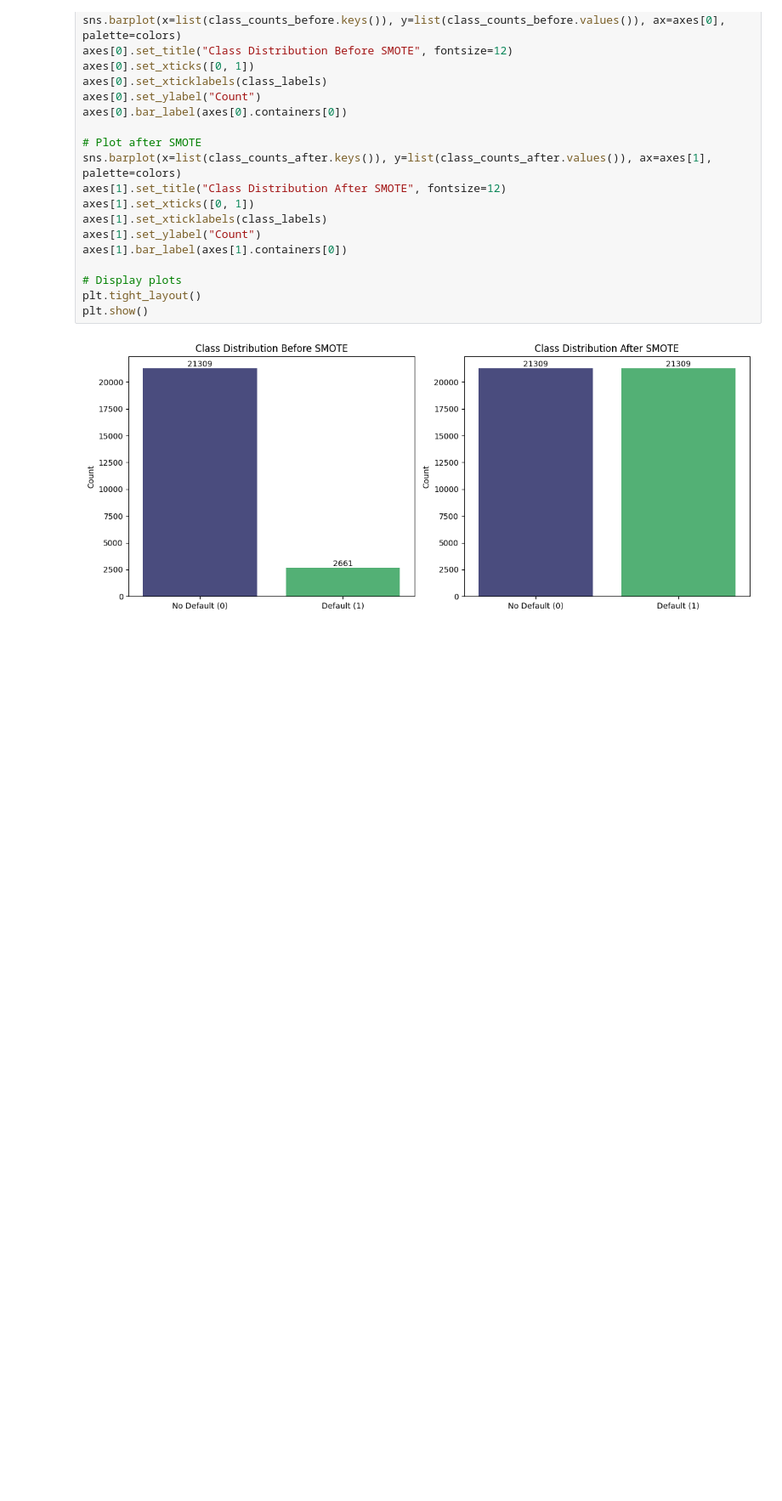
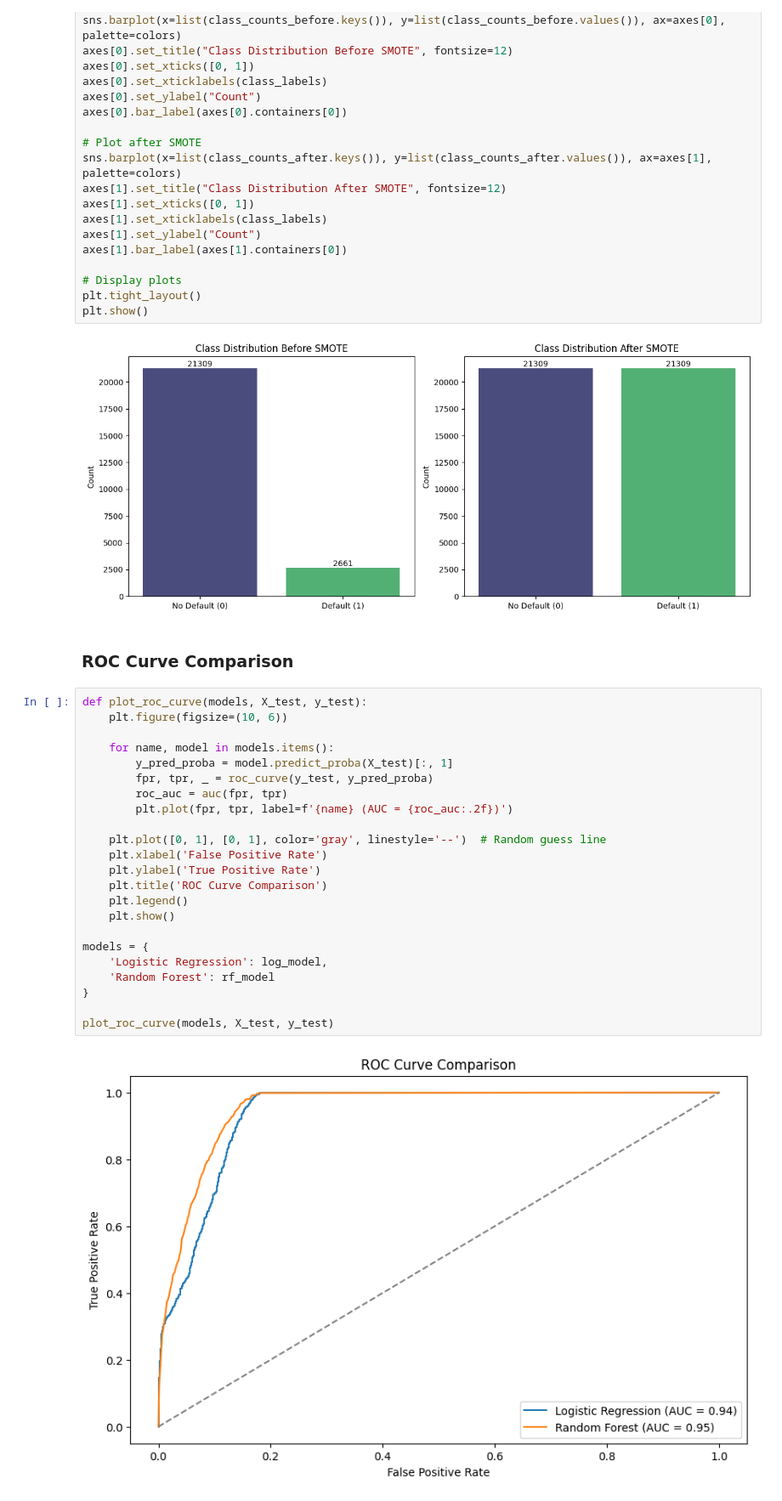
Before and after one commit to PhilipTimothe/Loan-Default-Risk-Analysis, a Jupyter notebook: notebooks/exlporatory_data_analysis.ipynb, the cells around one changed output. Shown: that part at 85% size. Drawn from its saved outputs; the diff is of its cells as text; blank space fills up the shorter version.

```diff
--- a/notebooks/exlporatory_data_analysis.ipynb
+++ b/notebooks/exlporatory_data_analysis.ipynb
@@ -545,3 +545,30 @@ plt.tight_layout()
 plt.show()
 # %% [output]
 [figure]
+# %% [markdown]
+### ROC Curve Comparison
+# %%
+def plot_roc_curve(models, X_test, y_test):
+    plt.figure(figsize=(10, 6))
+
+    for name, model in models.items():
+        y_pred_proba = model.predict_proba(X_test)[:, 1]
+        fpr, tpr, _ = roc_curve(y_test, y_pred_proba)
+        roc_auc = auc(fpr, tpr)
+        plt.plot(fpr, tpr, label=f'{name} (AUC = {roc_auc:.2f})')
+
+    plt.plot([0, 1], [0, 1], color='gray', linestyle='--')  # Random guess line
+    plt.xlabel('False Positive Rate')
+    plt.ylabel('True Positive Rate')
+    plt.title('ROC Curve Comparison')
+    plt.legend()
+    plt.show()
+
+models = {
+    'Logistic Regression': log_model,
+    'Random Forest': rf_model
+}
+
+plot_roc_curve(models, X_test, y_test)
+# %% [output]
+[figure, added]
```
Also changed, not shown: parts of 2 cells of this notebook, 3 other files.
